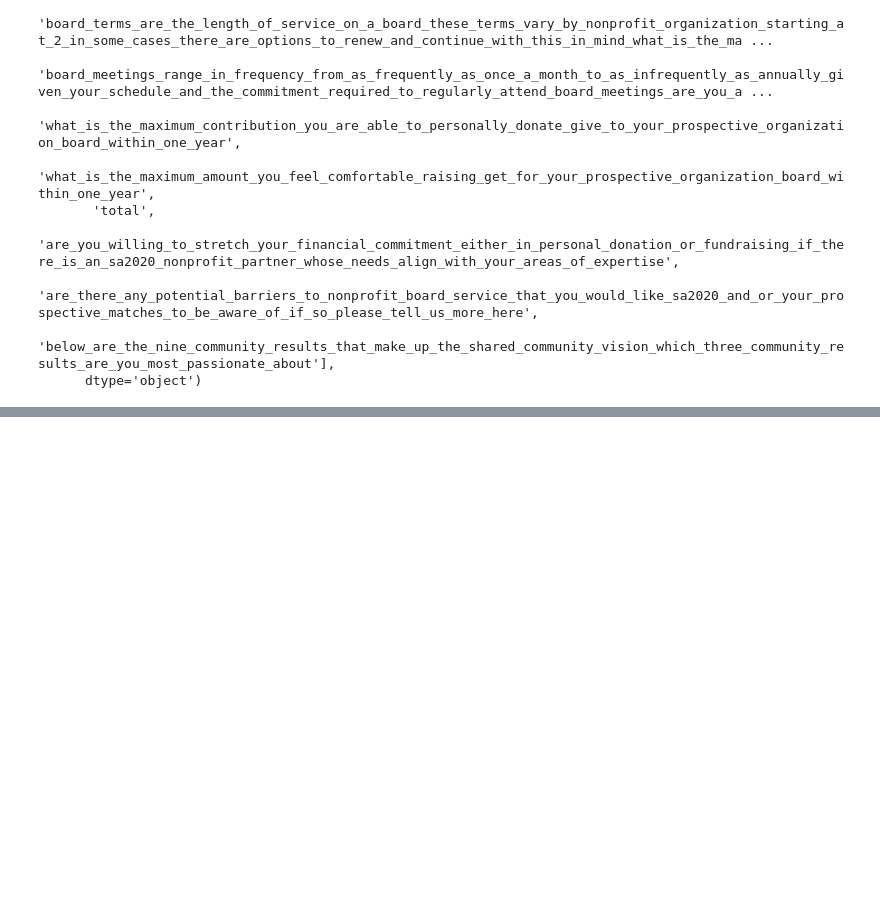
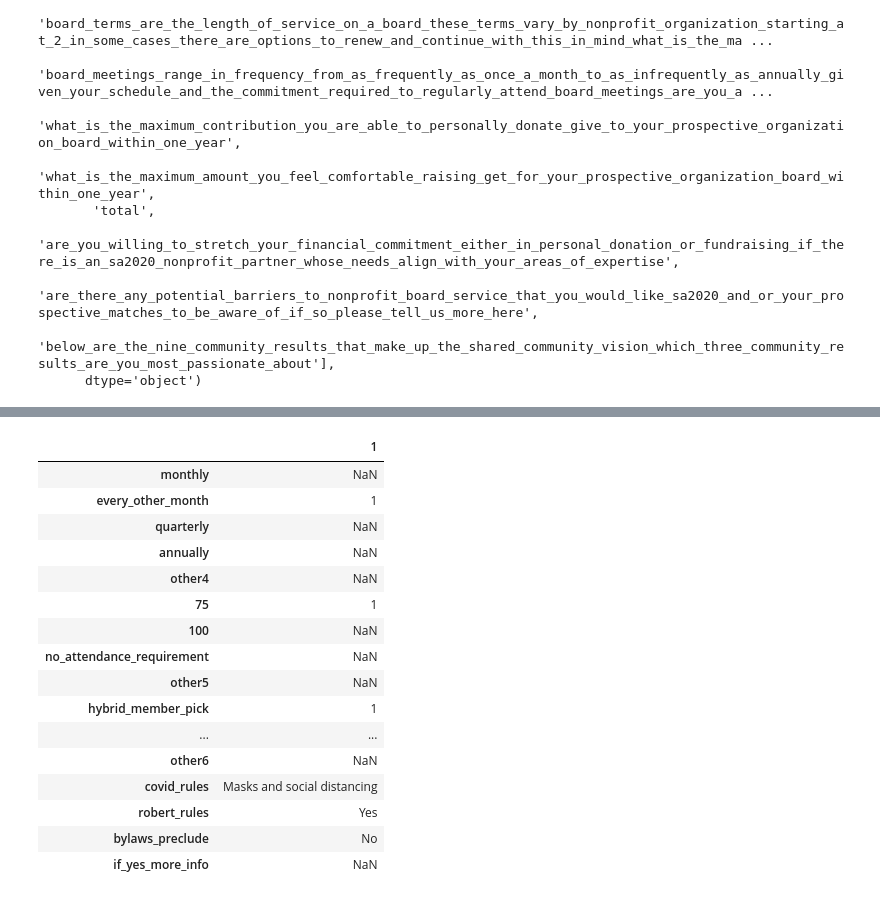
Before and after one commit to misty-garcia/sa2020_tbg, a Jupyter notebook: the_board_game.ipynb, the cells around one changed output, grey strips where cells are left out. Saved outputs shown, nothing was run; the diff lists cells and outputs as text; code cells hidden in the pictures; blank space fills up the shorter version.

```diff
--- a/the_board_game.ipynb
+++ b/the_board_game.ipynb
@@ -133,0 +195,21 @@ for col in df_board.columns:
+# %%
+#meetings
+df_board [df_board.nonprofit == 'Any Baby Can'].T.iloc[29:47]
+# %% [output]
+|  | 1 |
+| monthly | NaN |
+| every_other_month | 1 |
+| quarterly | NaN |
+| annually | NaN |
+| other4 | NaN |
+| 75 | 1 |
+| 100 | NaN |
+| no_attendance_requirement | NaN |
+| other5 | NaN |
+| hybrid_member_pick | 1 |
+| ... | ... |
+| other6 | NaN |
+| covid_rules | Masks and social distancing |
+| robert_rules | Yes |
+| bylaws_preclude | No |
+| if_yes_more_info | NaN |
```
Also changed, not shown: parts of 16 cells of this notebook.
